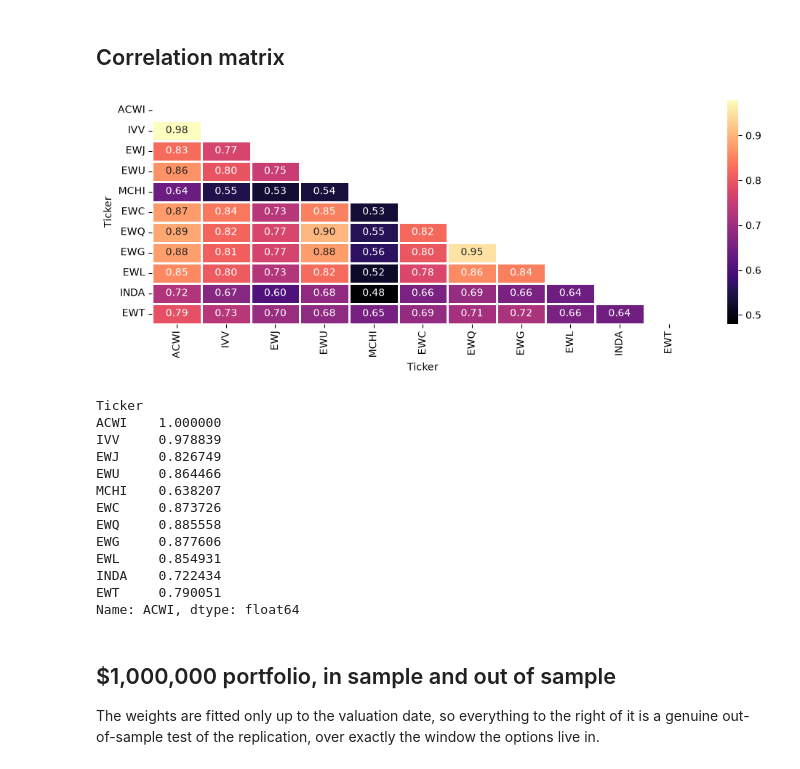
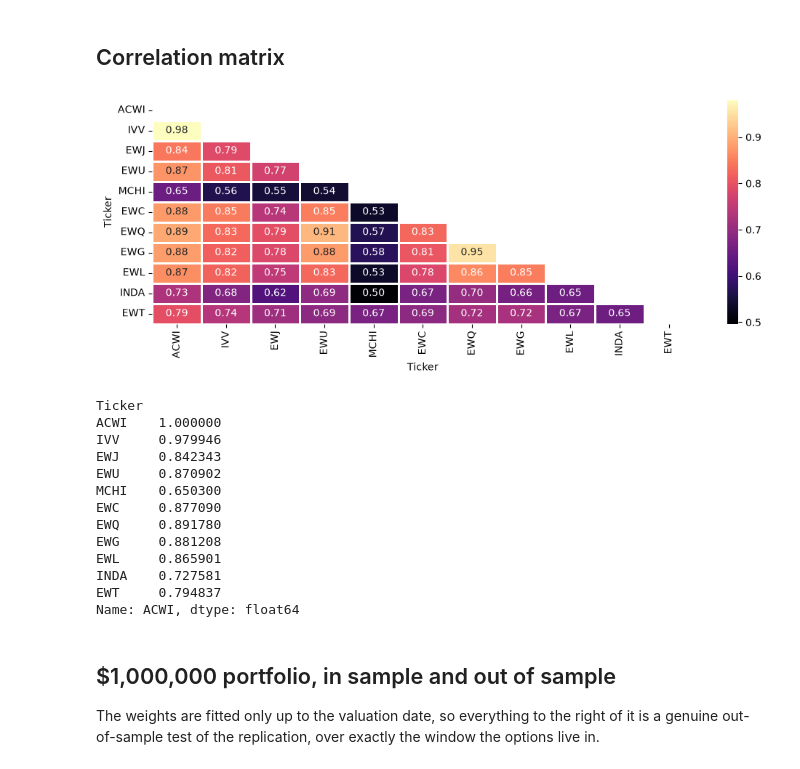
Before and after one commit to Aldo10F/acwi-synthetic-options, a Jupyter notebook: acwi_synthetic_options.ipynb, the cells around one changed output. Cells and saved outputs as stored; diff of their text form; code cells hidden in the pictures.

```diff
--- a/acwi_synthetic_options.ipynb
+++ b/acwi_synthetic_options.ipynb
@@ -232,27 +232,27 @@ plt.show()
 # %% [markdown]
 ## Correlation matrix
 # %%
-corr = returns.corr()
+corr = returns.loc[:valuation_date].corr()   # pre-valuation, like every other estimate
 fig, ax = plt.subplots(figsize=(12, 4))
 sns.heatmap(corr, annot=True, cmap='magma', fmt='.2f', linewidths=1, mask=np.triu(corr))
 plt.xticks(rotation=90)
 plt.setp(plt.gca().get_xticklabels(), ha='center')
 plt.show()
 print(corr['ACWI'])
 # %% [output]
-[figure, old version]
+[figure, new version]
 Ticker
 ACWI    1.000000
-IVV     0.978839
-EWJ     0.826749
-EWU     0.864466
-MCHI    0.638207
-EWC     0.873726
-EWQ     0.885558
-EWG     0.877606
-EWL     0.854931
-INDA    0.722434
-EWT     0.790051
+IVV     0.979946
+EWJ     0.842343
+EWU     0.870902
+MCHI    0.650300
+EWC     0.877090
+EWQ     0.891780
+EWG     0.881208
+EWL     0.865901
+INDA    0.727581
+EWT     0.794837
 Name: ACWI, dtype: float64
 # %% [markdown]
 ## \$1,000,000 portfolio, in sample and out of sample
```
Also changed, not shown: parts of 10 cells of this notebook, 1 other file.
